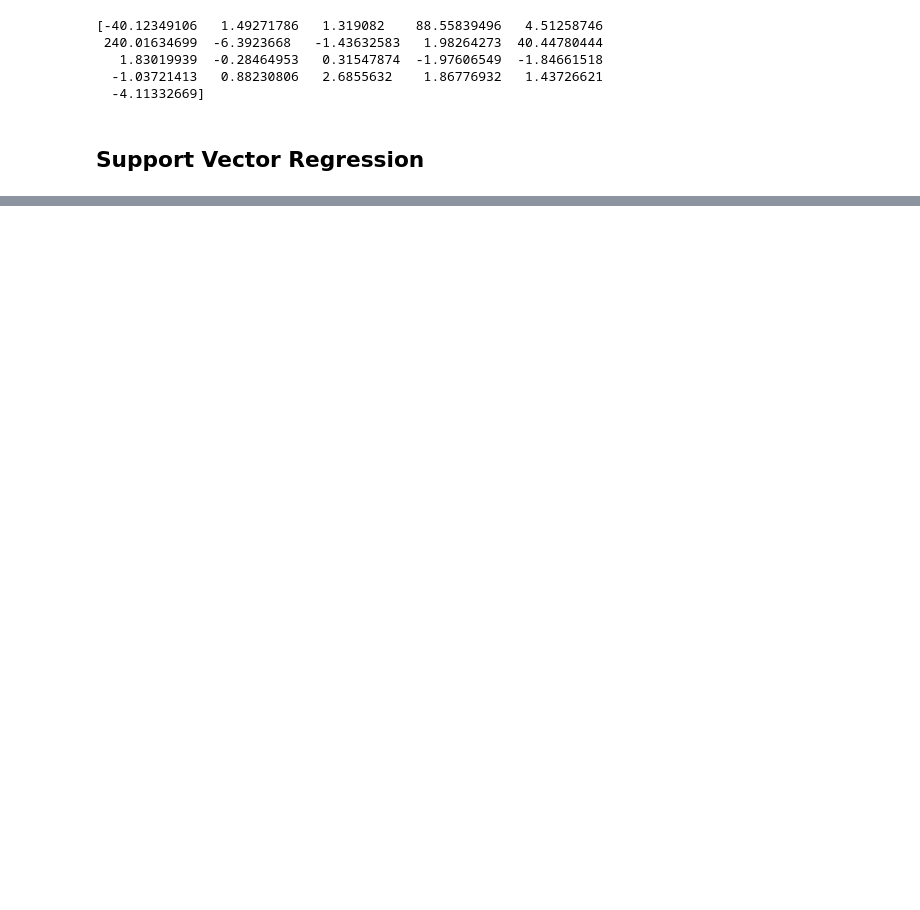
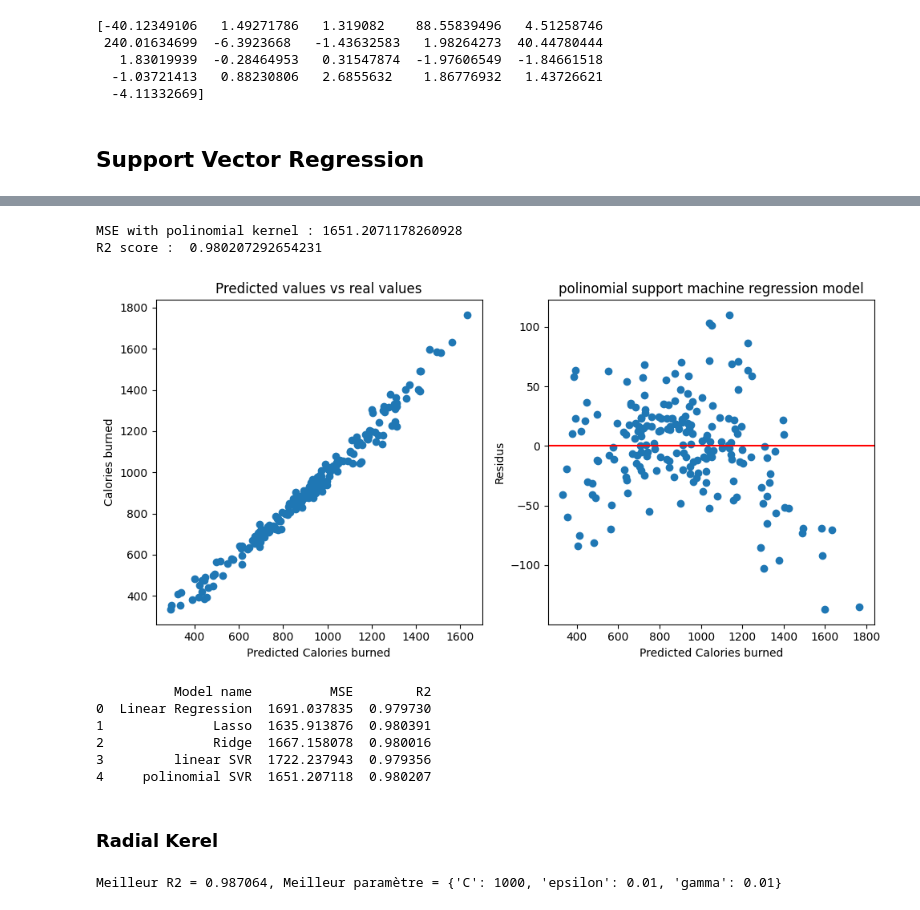
Before and after one commit to bao-do/4thY_MachineLearningProject, a Jupyter notebook: gym_python.ipynb, the cells around one changed output, grey strips where cells are left out. Cells and saved outputs as stored; diff of their text form; code cells hidden in the pictures; blank space fills up the shorter version.

```diff
--- a/gym_python.ipynb
+++ b/gym_python.ipynb
@@ -925,0 +946,54 @@ coef = pd.Series(svr_model.coef_[0], index = X.columns)
+# %%
+prev_svr = svrOpt.predict(X_test)
+mse_svr = mean_squared_error(y_test,prev_svr)
+r2_svr =  r2_score(y_test,prev_svr)
+
+print("MSE with polinomial kernel :",mse_svr)
+print("R2 score : ",r2_svr)
+
+fig,axs = plt.subplots(1,2,figsize=(10,5))
+axs[0].scatter(prev_svr,y_test)
+axs[0].set_xlabel('Predicted Calories burned')
+axs[0].set_ylabel('Calories burned')
+axs[0].set_title('Predicted values vs real values')
+
+axs[1].scatter(y_test,prev_svr - y_test)
+axs[1].axhline(y=0.0,color='r',linestyle='-')
+axs[1].set_xlabel('Predicted Calories burned')
+axs[1].set_ylabel('Residus')
+axs[1].set_title('Predicted values vs residuals')
+
+plt.title('polinomial support machine regression model')
+plt.tight_layout()
+plt.show()
+# %% [output]
+MSE with polinomial kernel : 1651.2071178260928
+R2 score :  0.980207292654231
+[figure, added]
+# %%
+performance.loc[len(performance)] = {'Model name':'polinomial SVR','MSE':mse_svr,'R2':r2_svr}
+print(performance)
+# %% [output]
+          Model name          MSE        R2
+0  Linear Regression  1691.037835  0.979730
+1              Lasso  1635.913876  0.980391
+2              Ridge  1667.158078  0.980016
+3         linear SVR  1722.237943  0.979356
+4     polinomial SVR  1651.207118  0.980207
+# %% [markdown]
+### Radial Kerel
+# %%
+param= {
+    'C': [0.1, 1, 10, 100, 1000,10000],
+    'gamma': [0.0001, 0.001, 0.01, 0.1, 1],
+    'epsilon': [0.01, 0.1, 0.2, 0.5, 1]
+}
+svr_model = GridSearchCV(SVR(kernel='rbf'),param,cv=10,n_jobs=-1)
+svrOpt=svr_model.fit(X_train, y_train)
+# Optimal parameters
+svrOpt.best_params_["C"]
+svrOpt.best_params_["gamma"]
+svrOpt.best_params_["epsilon"]
+print("Meilleur R2 = %f, Meilleur paramètre = %s" % (svrOpt.best_score_,svrOpt.best_params_))
+# %% [output]
+Meilleur R2 = 0.987064, Meilleur paramètre = {'C': 1000, 'epsilon': 0.01, 'gamma': 0.01}
```
Also changed, not shown: parts of 41 cells of this notebook.
